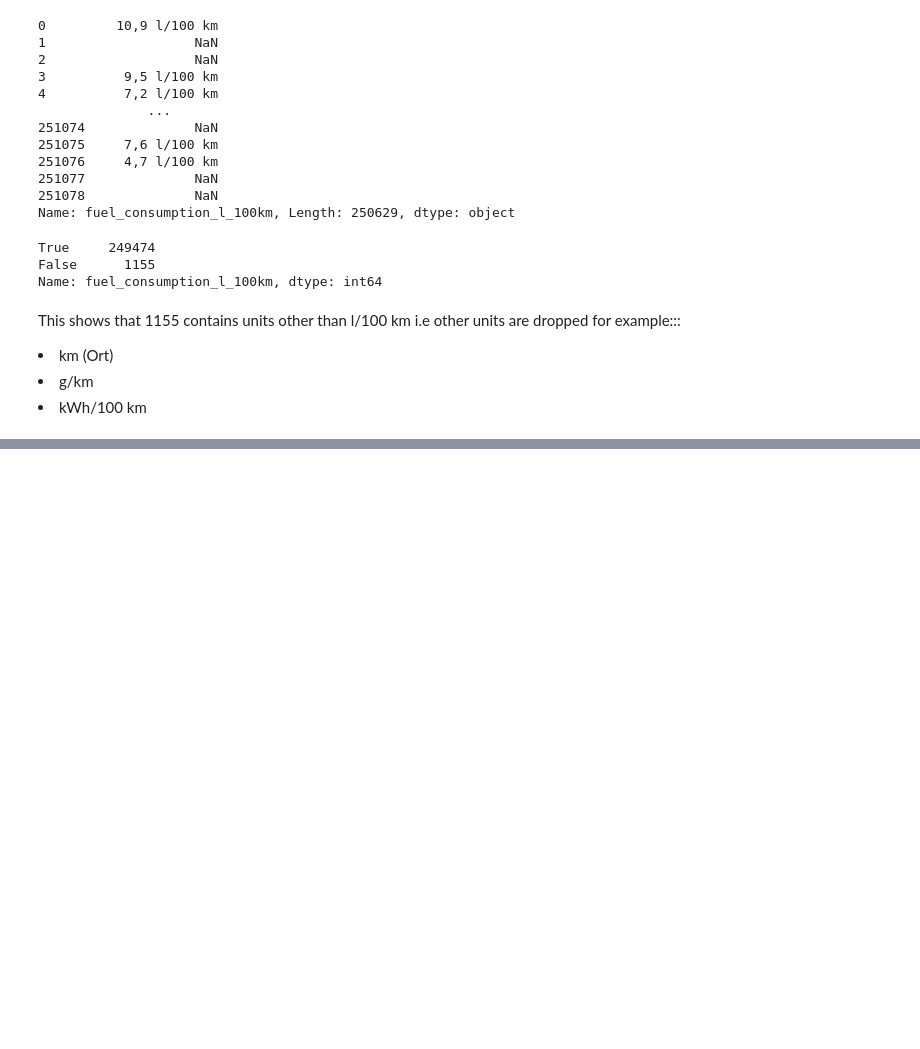
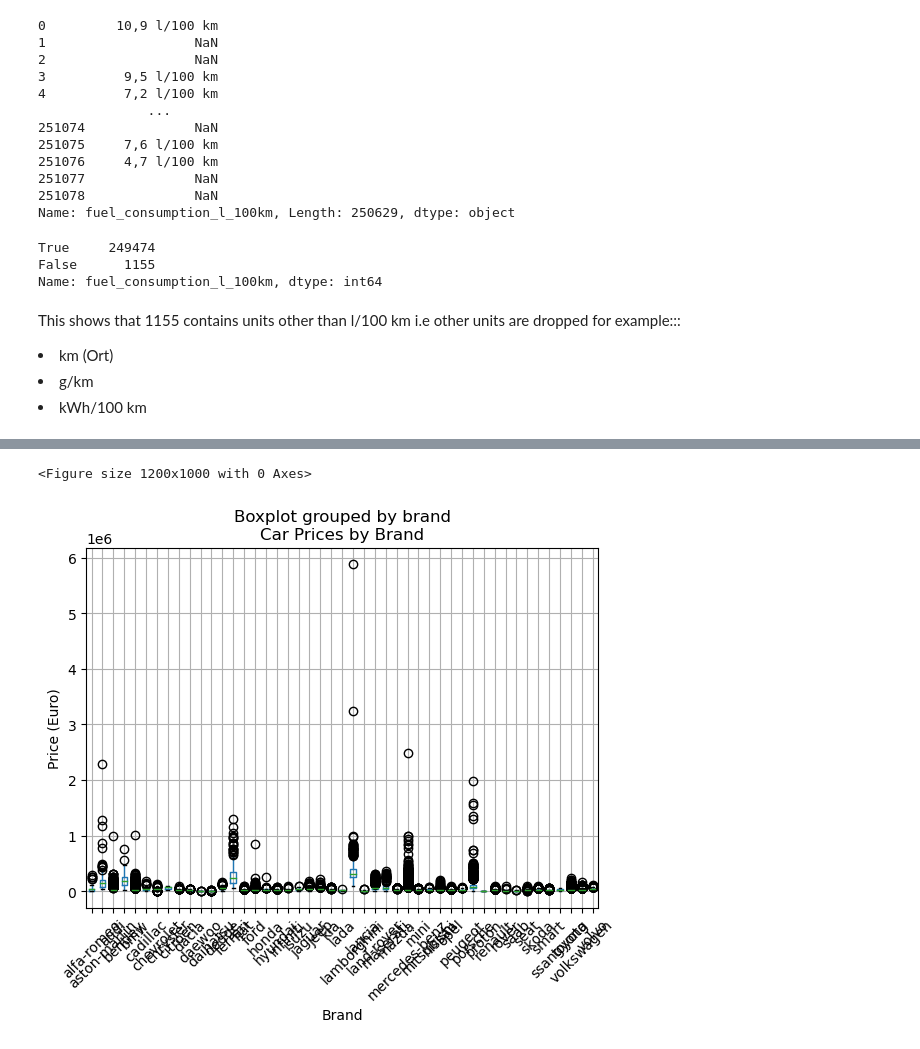
Before and after one commit to TheUltimateCoder123/DataDatasPractice, a Jupyter notebook: germany-car.ipynb, the cells around one changed output, grey strips where cells are left out. Saved outputs shown, nothing was run; the diff lists cells and outputs as text; code cells hidden in the pictures; blank space fills up the shorter version.

```diff
--- a/germany-car.ipynb
+++ b/germany-car.ipynb
@@ -191,0 +209,11 @@ Name: fuel_consumption_l_100km, Length: 249474, dtype: float64
+# %%
+plt.figure(figsize=(12, 10))
+filtered_df.boxplot(column='price_in_euro', by='brand')
+plt.title('Car Prices by Brand')
+plt.xlabel('Brand')
+plt.ylabel('Price (Euro)')
+plt.xticks(rotation=45)
+plt.show()
+# %% [output]
+<Figure size 1200x1000 with 0 Axes>
+[figure, added]
```
Also changed, not shown: parts of 13 cells of this notebook.
